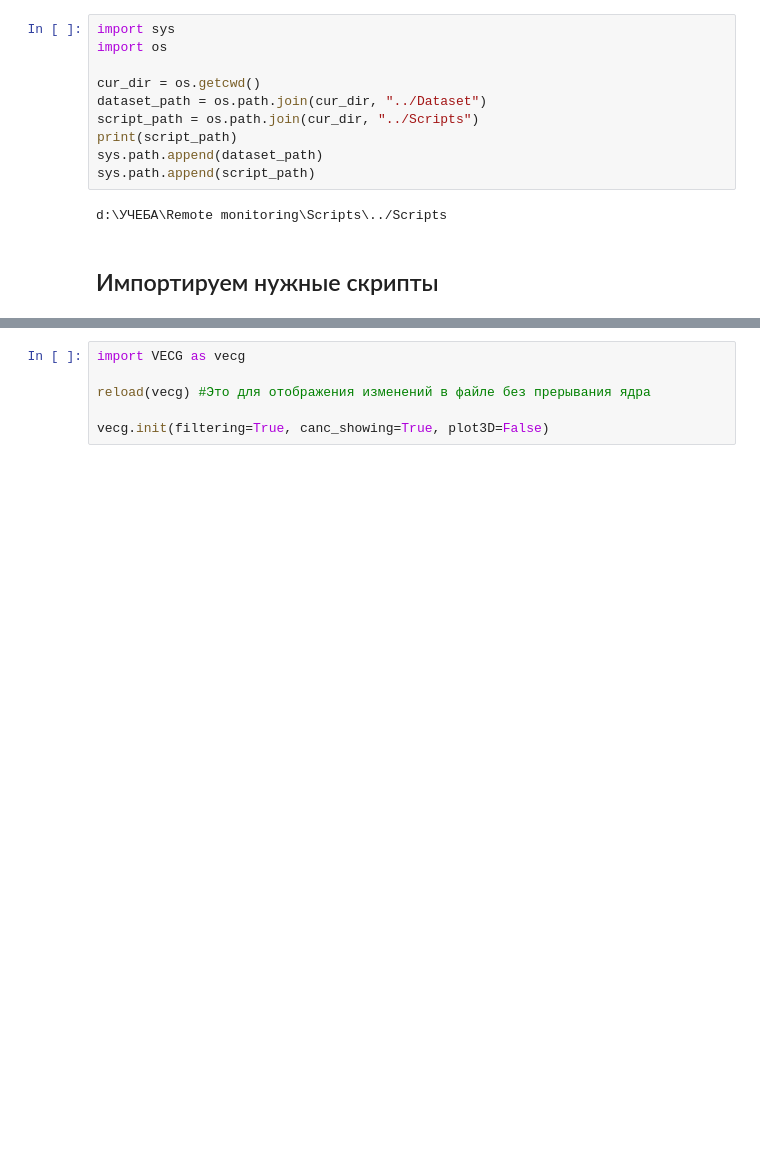
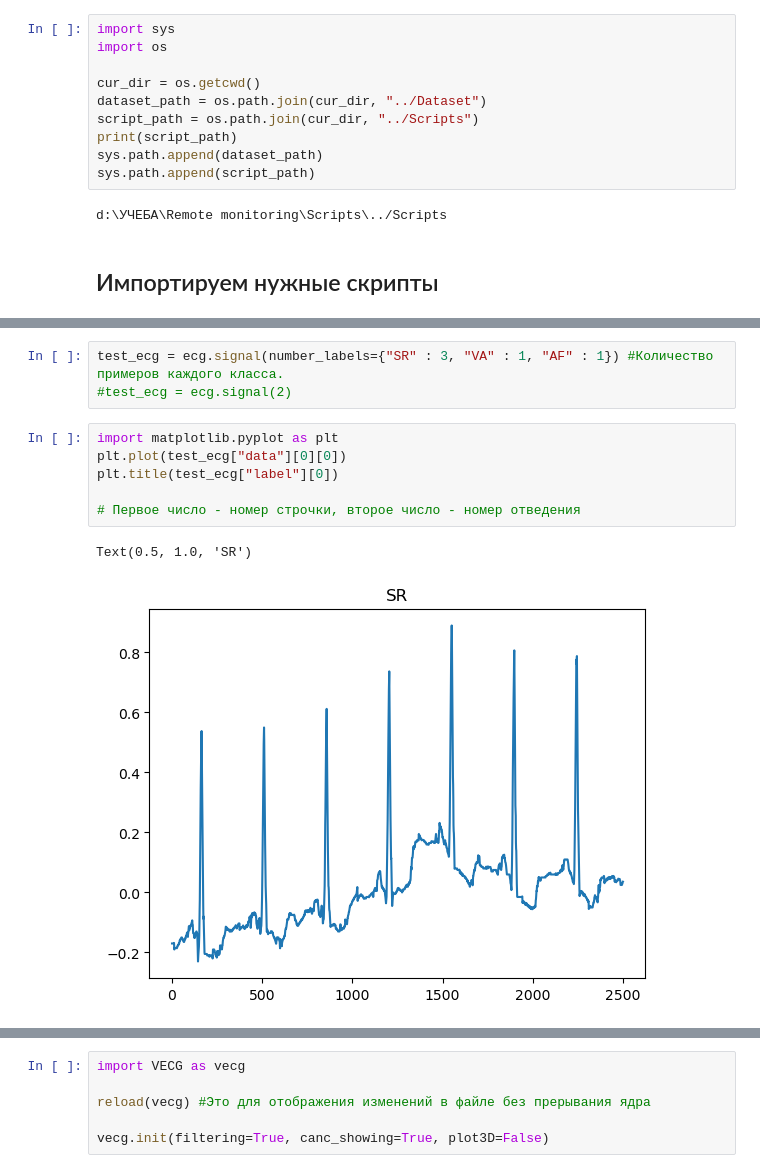
Before and after one commit to ArtikBoom3007/RemoteMonitoring, a Jupyter notebook: Scripts/VECG example.ipynb, the cells around one changed output, grey strips where cells are left out. Cells and saved outputs as stored; diff of their text form; blank space fills up the shorter version.

Commit message:
Remake output to VECG. Now it can proceed a Dataframe with multiple cases. Boost image building in ECGsignal. Remake ECG extraction script. Now it can return dataframe with labels.

```diff
--- a/Scripts/VECG example.ipynb
+++ b/Scripts/VECG example.ipynb
@@ -26,0 +25,12 @@ ecg.plot_signal(2)
+# %%
+test_ecg = ecg.signal(number_labels={"SR" : 3, "VA" : 1, "AF" : 1}) #Количество примеров каждого класса.
+#test_ecg = ecg.signal(2)
+# %%
+import matplotlib.pyplot as plt
+plt.plot(test_ecg["data"][0][0])
+plt.title(test_ecg["label"][0])
+
+# Первое число - номер строчки, второе число - номер отведения
+# %% [output]
+Text(0.5, 1.0, 'SR')
+[figure, added]
```
Also changed, not shown: parts of 7 cells of this notebook, 3 other files.
